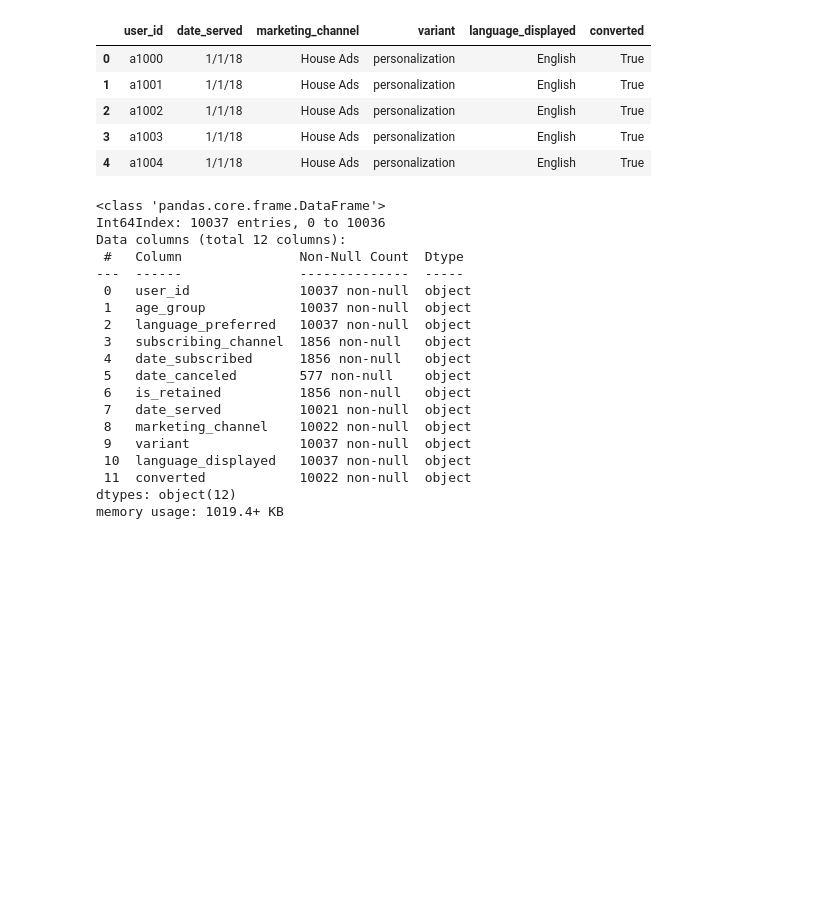
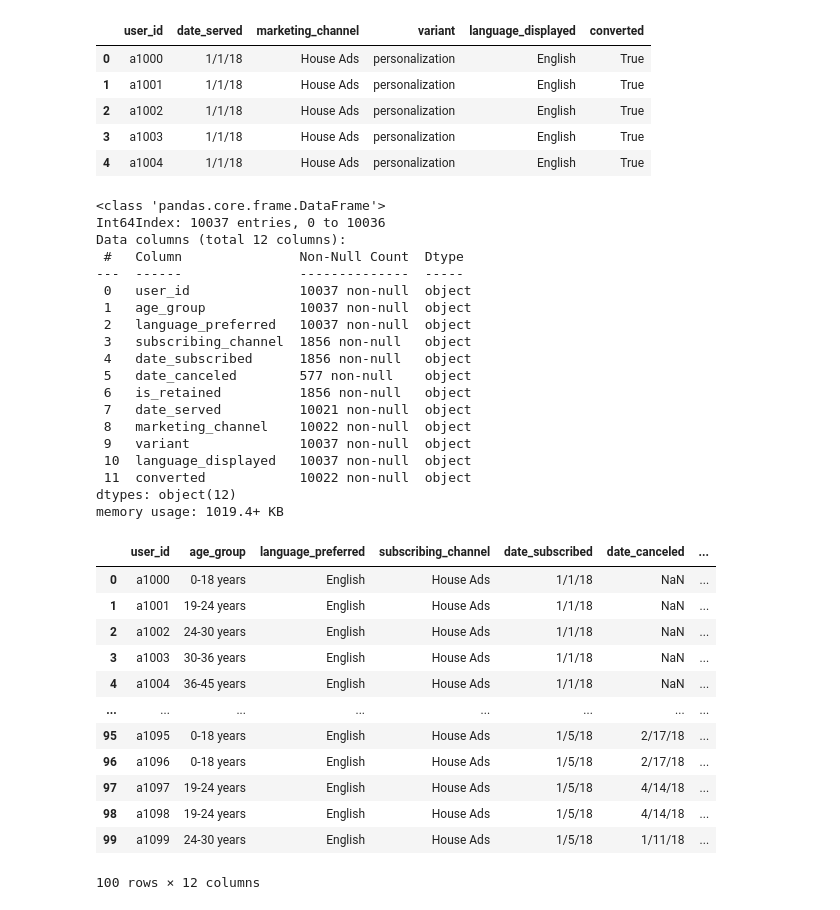
Before and after one commit to GlebiUSS/My_py, a Jupyter notebook: notebooks/Less_5_HW.ipynb, the cells around one changed output. Saved outputs shown, nothing was run; the diff lists cells and outputs as text; code cells hidden in the pictures; blank space fills up the shorter version.

```diff
--- a/notebooks/Less_5_HW.ipynb
+++ b/notebooks/Less_5_HW.ipynb
@@ -35,26 +35,40 @@ marketing_campaing_table.head()
 # %%
 df = pd.merge(users_table,subscribers_table, on = 'user_id', how = 'left')
 df = pd.merge(df,marketing_campaing_table, on = 'user_id', how = 'left')
 
 #Выведем информацию о датасете
 df.info()
+df.head(100)
 # %% [output]
 <class 'pandas.core.frame.DataFrame'>
 Int64Index: 10037 entries, 0 to 10036
 Data columns (total 12 columns):
  #   Column               Non-Null Count  Dtype
 ---  ------               --------------  -----
  0   user_id              10037 non-null  object
  1   age_group            10037 non-null  object
  2   language_preferred   10037 non-null  object
  3   subscribing_channel  1856 non-null   object
  4   date_subscribed      1856 non-null   object
  5   date_canceled        577 non-null    object
  6   is_retained          1856 non-null   object
  7   date_served          10021 non-null  object
  8   marketing_channel    10022 non-null  object
  9   variant              10037 non-null  object
  10  language_displayed   10037 non-null  object
  11  converted            10022 non-null  object
 dtypes: object(12)
 memory usage: 1019.4+ KB
+|  | user_id | age_group | language_preferred | subscribing_channel | date_subscribed | date_canceled | ... |
+| 0 | a1000 | 0-18 years | English | House Ads | 1/1/18 | NaN | ... |
+| 1 | a1001 | 19-24 years | English | House Ads | 1/1/18 | NaN | ... |
+| 2 | a1002 | 24-30 years | English | House Ads | 1/1/18 | NaN | ... |
+| 3 | a1003 | 30-36 years | English | House Ads | 1/1/18 | NaN | ... |
+| 4 | a1004 | 36-45 years | English | House Ads | 1/1/18 | NaN | ... |
+| ... | ... | ... | ... | ... | ... | ... | ... |
+| 95 | a1095 | 0-18 years | English | House Ads | 1/5/18 | 2/17/18 | ... |
+| 96 | a1096 | 0-18 years | English | House Ads | 1/5/18 | 2/17/18 | ... |
+| 97 | a1097 | 19-24 years | English | House Ads | 1/5/18 | 4/14/18 | ... |
+| 98 | a1098 | 19-24 years | English | House Ads | 1/5/18 | 4/14/18 | ... |
+| 99 | a1099 | 24-30 years | English | House Ads | 1/5/18 | 1/11/18 | ... |
+100 rows × 12 columns
```
Also changed, not shown: parts of 12 cells of this notebook, 2 other files.
